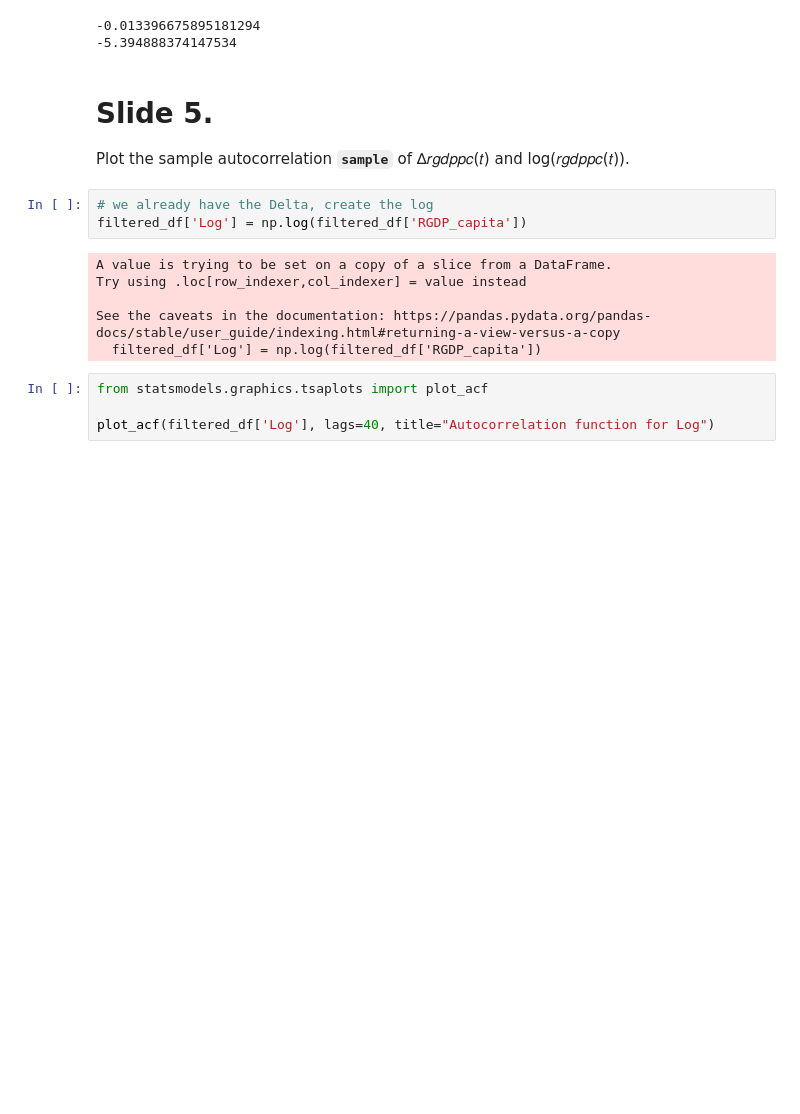
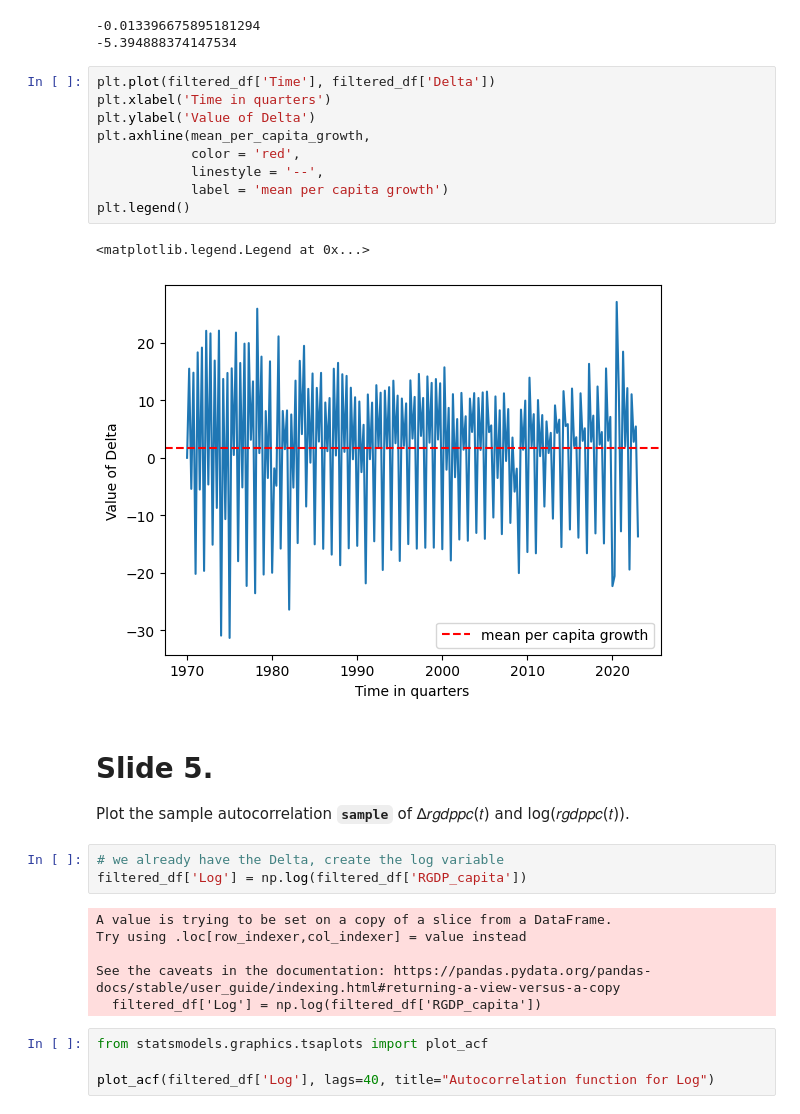
Before and after one commit to giordanovitale/Time-Series-Assignments, a Jupyter notebook: Assignment 2/Assignment2.ipynb, the cells around one changed output. Saved outputs shown, nothing was run; the diff lists cells and outputs as text; blank space fills up the shorter version.

```diff
--- a/Assignment 2/Assignment2.ipynb
+++ b/Assignment 2/Assignment2.ipynb
@@ -297,11 +284,23 @@ print(400*np.log(6435.87/6523.26))
 # %% [output]
 -0.013396675895181294
 -5.394888374147534
+# %%
+plt.plot(filtered_df['Time'], filtered_df['Delta'])
+plt.xlabel('Time in quarters')
+plt.ylabel('Value of Delta')
+plt.axhline(mean_per_capita_growth,
+            color = 'red',
+            linestyle = '--',
+            label = 'mean per capita growth')
+plt.legend()
+# %% [output]
+<matplotlib.legend.Legend at 0x...>
+[figure, added]
 # %% [markdown]
 # **Slide 5**.
 Plot the sample autocorrelation **`sample`** of ∆𝑟𝑔𝑑𝑝𝑝𝑐(𝑡) and log(𝑟𝑔𝑑𝑝𝑝𝑐(𝑡)).
 # %%
-# we already have the Delta, create the log
+# we already have the Delta, create the log variable
 filtered_df['Log'] = np.log(filtered_df['RGDP_capita'])
 # %% [output]
 A value is trying to be set on a copy of a slice from a DataFrame.
```
Also changed, not shown: parts of 20 cells of this notebook.
